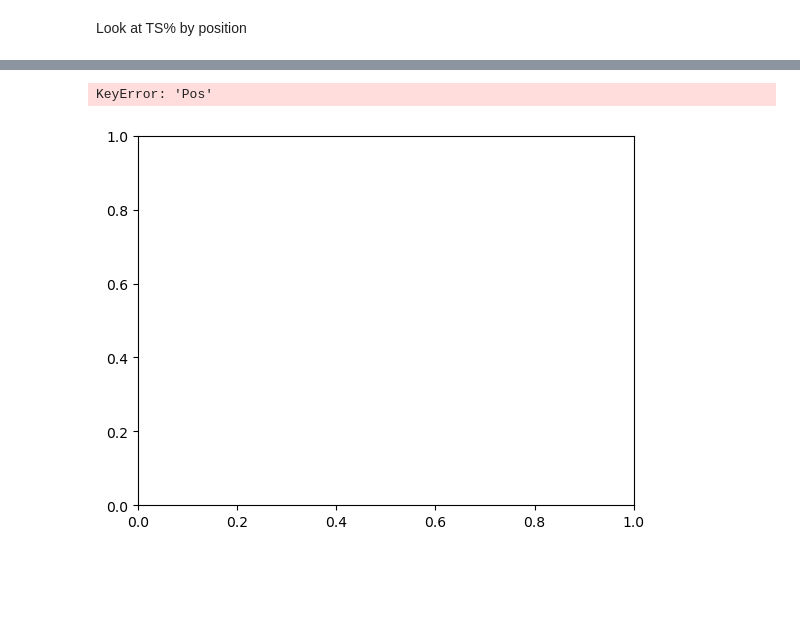
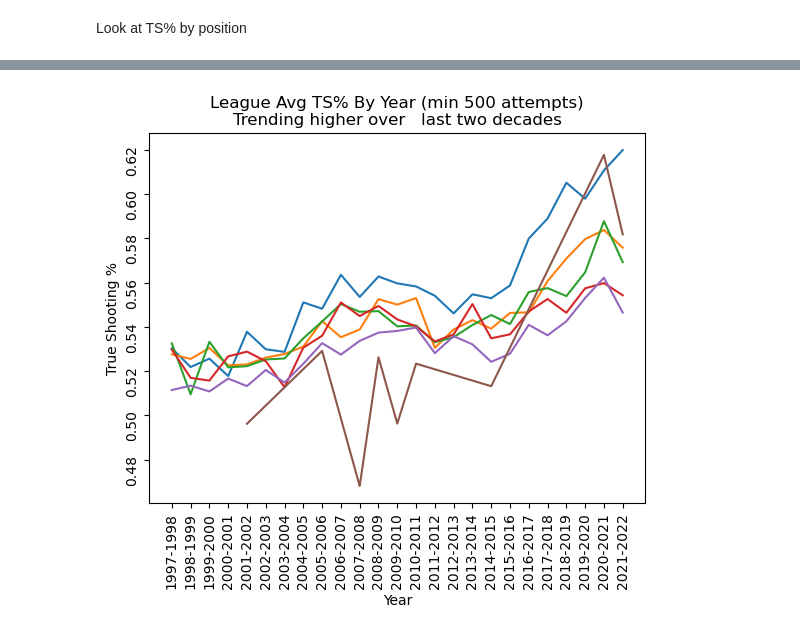
Before and after one commit to joshua-shorterivey/basic_basketball_analysis, a Jupyter notebook: explore.ipynb, the cells around one changed output, grey strips where cells are left out. Drawn from its saved outputs; the diff is of its cells as text; code cells hidden in the pictures; blank space fills up the shorter version.

```diff
--- a/explore.ipynb
+++ b/explore.ipynb
@@ -186,10 +165,27 @@ MultiIndex([('1997-1998',     'C'),
+# %%
+tsa_centers = true_shooting[true_shooting['Pos'] == 'C']\
+                .groupby('Year').mean()['TS%']
+tsa_power_forward = true_shooting[true_shooting['Pos'] == 'PF']\
+                .groupby('Year').mean()['TS%']
+tsa_small_forward = true_shooting[true_shooting['Pos'] == 'SF']\
+                .groupby('Year').mean()['TS%']
+tsa_shooting_gaurd = true_shooting[true_shooting['Pos'] == 'SG']\
+                .groupby('Year').mean()['TS%']
+tsa_point_gaurds = true_shooting[true_shooting['Pos'] == 'PG']\
+                .groupby('Year').mean()['TS%']
+tsa_combo_gaurds = true_shooting[true_shooting['Pos'] == 'PG-SG']\
+                .groupby('Year').mean()['TS%']
 # %%
 fig, ax = plt.subplots()
-ax.plot(tsa_by_pos[tsa_by_pos['Pos'] == 'C'])
+ax.plot(tsa_centers)
+ax.plot(tsa_power_forward)
+ax.plot(tsa_small_forward)
+ax.plot(tsa_shooting_gaurd)
+ax.plot(tsa_point_gaurds)
+ax.plot(tsa_combo_gaurds)
 ax.set_title('League Avg TS% By Year (min 500 attempts)\nTrending higher over   last two decades')
 ax.set_ylabel('True Shooting %')
 ax.set_xlabel('Year')
 ax.tick_params(rotation=90)
 # %% [output]
-KeyError: 'Pos'
-[figure, old version]
+[figure, new version]
```
Also changed, not shown: parts of 3 cells of this notebook.
